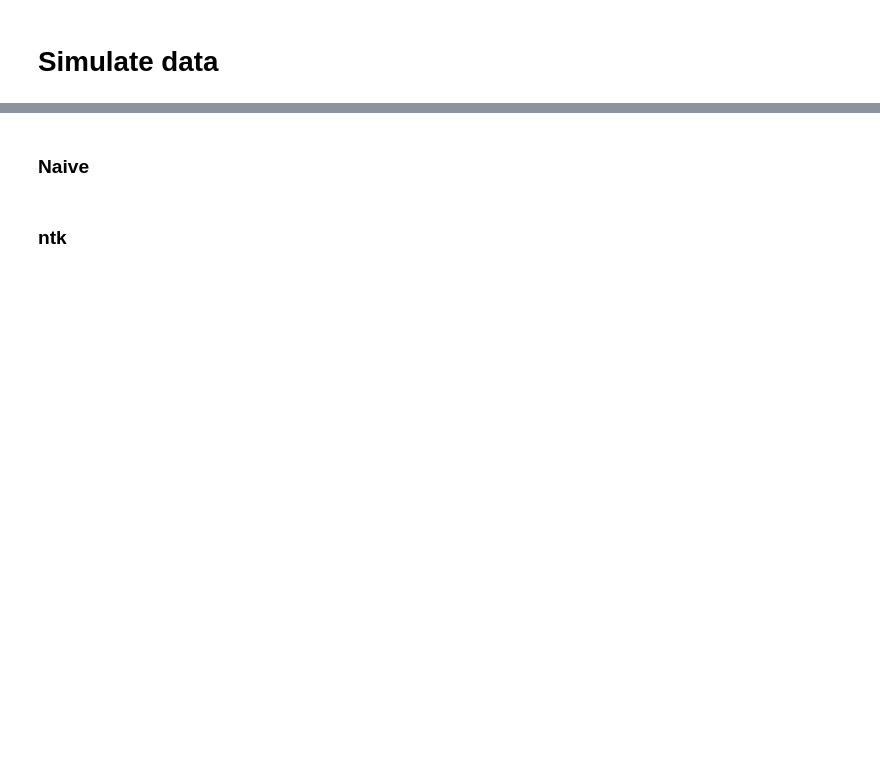
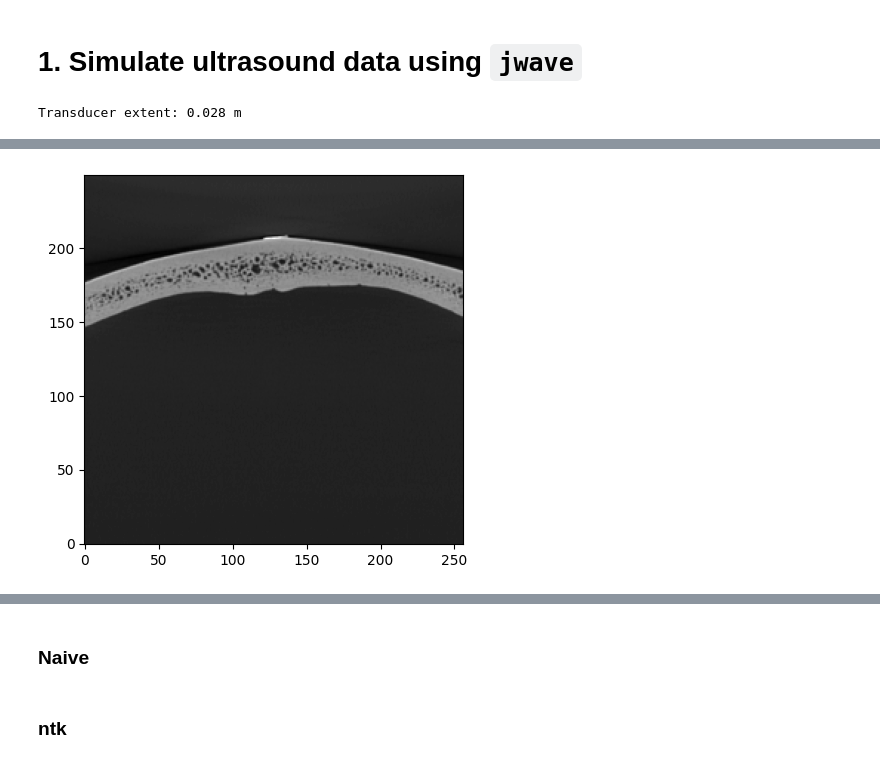
Before and after one commit to Brain-Hack-2024/transcranial-ultrasound, a Jupyter notebook: notebooks/recon_skull.ipynb, the cells around one changed output, grey strips where cells are left out. Drawn from its saved outputs; the diff is of its cells as text; code cells hidden in the pictures; blank space fills up the shorter version.

```diff
--- a/notebooks/recon_skull.ipynb
+++ b/notebooks/recon_skull.ipynb
@@ -16,13 +18,15 @@ print(f"Jax is using: {xla_bridge.get_backend().platform}")
 # %% [markdown]
-# Simulate data
+# 1. Simulate ultrasound data using `jwave`
 # %%
 # define linear ultrasound transducer (P4-1)
-nelements = 64
+nelements = 96
 element_pitch = 2.95e-4 # distance between transducer elements
 transducer_extent = (nelements - 1) * element_pitch # length of the transducer [m]
 transducer_frequency = 2e6 # frequency of the transducer [Hz]
 transducer_magnitude = 1e6 # magnitude of the transducer [Pa]
 print(f"Transducer extent: {transducer_extent:.3f} m")
+# %% [output]
+Transducer extent: 0.028 m
 # %%
 import pydicom
 
@@ -34,6 +38,7 @@ skull_array = np.flipud(skull_array)
 downsampling_factor = 2
 new_shape = (skull_array.shape[0] // downsampling_factor, skull_array.shape[1] // downsampling_factor)
 skull_array = jax.image.resize(skull_array, new_shape, method='nearest').T
-plt.imshow(skull_array, cmap='gray')
+plt.imshow(skull_array.T, cmap='gray')
 plt.gca().invert_yaxis()
 plt.show()
+# %% [output]
@@ -40,3 +46,4 @@ plt.show()
+[figure, added]
 # %%
 from utils.jwave_utils import get_domain
 
```
Also changed, not shown: parts of 43 cells of this notebook, 1 other file.
